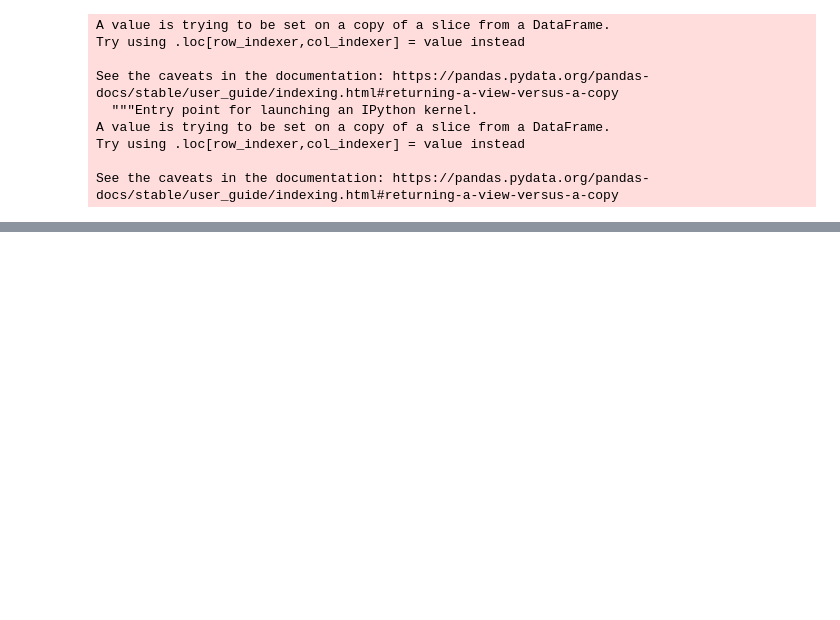
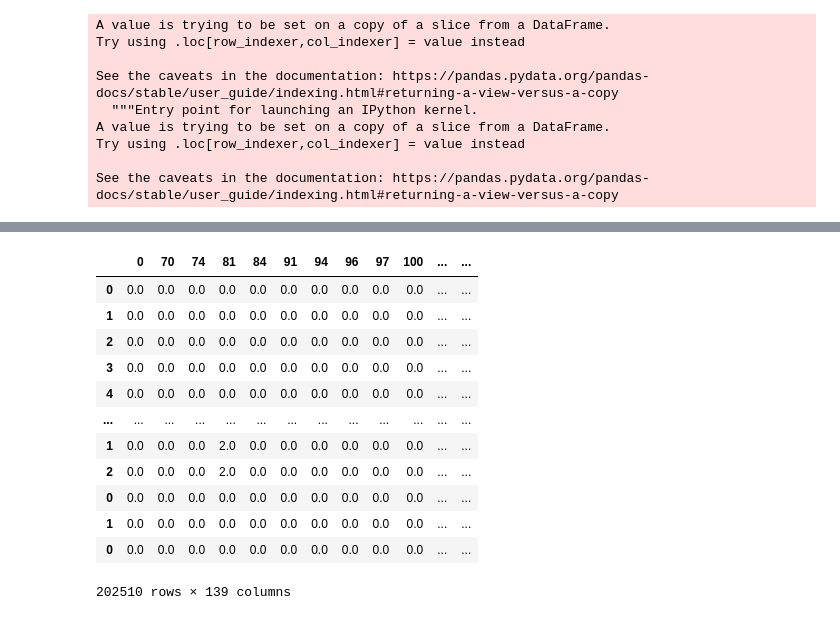
Before and after one commit to nss-data-science-cohort-5/big_g_express-domo-arigato-mr-robot, a Jupyter notebook: notebook/01_Big_G_Express_Zhang.ipynb, the cells around one changed output, grey strips where cells are left out. Drawn from its saved outputs; the diff is of its cells as text; code cells hidden in the pictures; blank space fills up the shorter version.

```diff
--- a/notebook/01_Big_G_Express_Zhang.ipynb
+++ b/notebook/01_Big_G_Express_Zhang.ipynb
@@ -454,0 +670,17 @@ for x in range(5, 101, 5):
+# %%
+# before_derate_rolling_target = []
+# for x in new_derate_truck_ID:
+#     df = derate_events_rolling[(derate_events_rolling['EquipmentID']==x)].reset_index()
+#     df['Target'] = np.where((df[5246]==1), 1, 0)
+#     df.iloc[-2, -1] = 1
+#     before_derate_rolling_target.append(df.iloc[:-1])
+#new_derate_truck_ID = ['1539', '105427203']
+
+before_derate_rolling_target = []
+for x in new_derate_truck_ID:
+    print(x)
+    df = derate_events_rolling[(derate_events_rolling['EquipmentID']==x)].reset_index()
+    df['Target'] = np.where((df[5246]==1), 1, 0)
+    df.iloc[-2, -1] = 1
+    df_temp = df.iloc[:-1]
+    before_derate_rolling_target.append(df_temp)
@@ -454,0 +750,2 @@ for x in range(5, 101, 5):
+# %%
+before_derate_rolling_target = pd.concat(before_derate_rolling_target)
@@ -454,0 +832,3 @@ for x in range(5, 101, 5):
+# %%
+df_spn = before_derate_rolling_target[before_derate_rolling_target['Target']==0].sum().to_frame().reset_index().iloc[2:]
+df_spn[df_spn[0]>0].sort_values(0, ascending = False)
@@ -454,0 +849,2 @@ for x in range(5, 101, 5):
+# %%
+spn_features = df_spn[(df_spn[0]>0)&(df_spn['index']!='Target')]['index'].to_list()
@@ -454,0 +871,16 @@ for x in range(5, 101, 5):
+# %%
+before_derate_rolling_target[spn_features]
+# %% [output]
+|  | 0 | 70 | 74 | 81 | 84 | 91 | 94 | 96 | 97 | 100 | ... | ... |
+| 0 | 0.0 | 0.0 | 0.0 | 0.0 | 0.0 | 0.0 | 0.0 | 0.0 | 0.0 | 0.0 | ... | ... |
+| 1 | 0.0 | 0.0 | 0.0 | 0.0 | 0.0 | 0.0 | 0.0 | 0.0 | 0.0 | 0.0 | ... | ... |
+| 2 | 0.0 | 0.0 | 0.0 | 0.0 | 0.0 | 0.0 | 0.0 | 0.0 | 0.0 | 0.0 | ... | ... |
+| 3 | 0.0 | 0.0 | 0.0 | 0.0 | 0.0 | 0.0 | 0.0 | 0.0 | 0.0 | 0.0 | ... | ... |
+| 4 | 0.0 | 0.0 | 0.0 | 0.0 | 0.0 | 0.0 | 0.0 | 0.0 | 0.0 | 0.0 | ... | ... |
+| ... | ... | ... | ... | ... | ... | ... | ... | ... | ... | ... | ... | ... |
+| 1 | 0.0 | 0.0 | 0.0 | 2.0 | 0.0 | 0.0 | 0.0 | 0.0 | 0.0 | 0.0 | ... | ... |
+| 2 | 0.0 | 0.0 | 0.0 | 2.0 | 0.0 | 0.0 | 0.0 | 0.0 | 0.0 | 0.0 | ... | ... |
+| 0 | 0.0 | 0.0 | 0.0 | 0.0 | 0.0 | 0.0 | 0.0 | 0.0 | 0.0 | 0.0 | ... | ... |
+| 1 | 0.0 | 0.0 | 0.0 | 0.0 | 0.0 | 0.0 | 0.0 | 0.0 | 0.0 | 0.0 | ... | ... |
+| 0 | 0.0 | 0.0 | 0.0 | 0.0 | 0.0 | 0.0 | 0.0 | 0.0 | 0.0 | 0.0 | ... | ... |
+202510 rows × 139 columns
```
Also changed, not shown: parts of 71 cells of this notebook.
